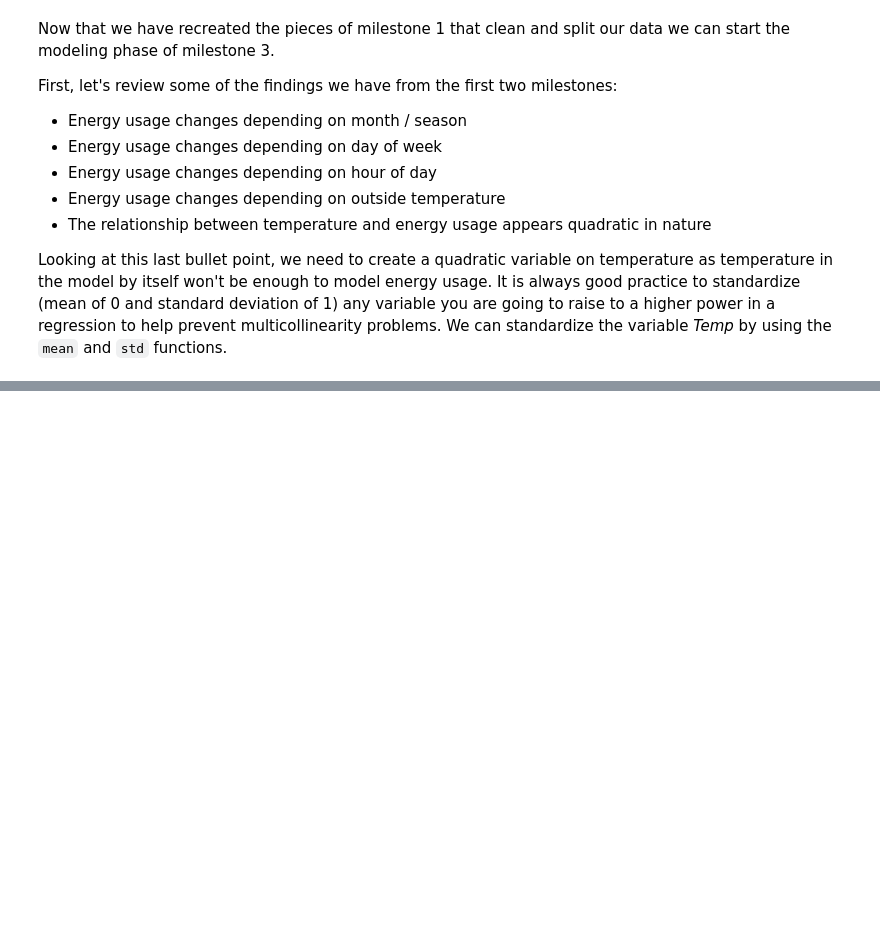
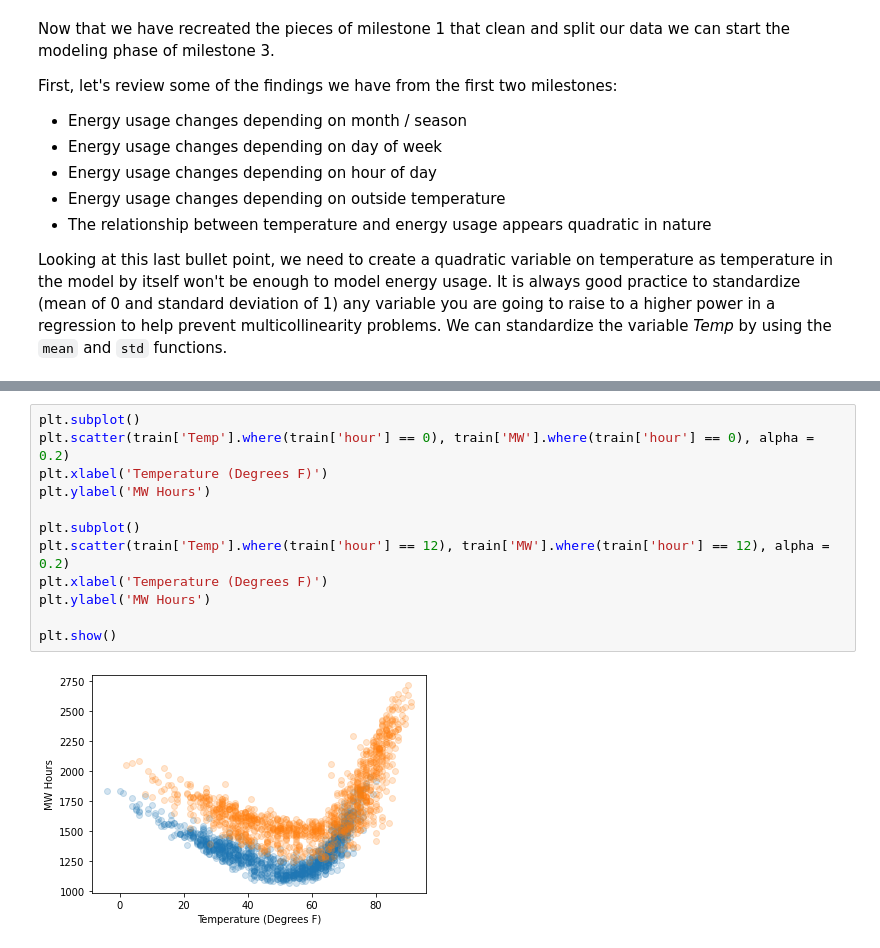
Before and after one commit to BundeAmos/Time_Series, a Jupyter notebook: Forecasting_Energy_Demand.ipynb, the cells around one changed output, grey strips where cells are left out. Drawn from its saved outputs; the diff is of its cells as text; blank space fills up the shorter version.

```diff
--- a/Forecasting_Energy_Demand.ipynb
+++ b/Forecasting_Energy_Demand.ipynb
@@ -241,0 +302,14 @@ Looking at this last bullet point, we need to create a quadratic variable on tem
+# %%
+plt.subplot()
+plt.scatter(train['Temp'].where(train['hour'] == 0), train['MW'].where(train['hour'] == 0), alpha = 0.2)
+plt.xlabel('Temperature (Degrees F)')
+plt.ylabel('MW Hours')
+
+plt.subplot()
+plt.scatter(train['Temp'].where(train['hour'] == 12), train['MW'].where(train['hour'] == 12), alpha = 0.2)
+plt.xlabel('Temperature (Degrees F)')
+plt.ylabel('MW Hours')
+
+plt.show()
+# %% [output]
+[figure, added]
```
Also changed, not shown: parts of 20 cells of this notebook.
